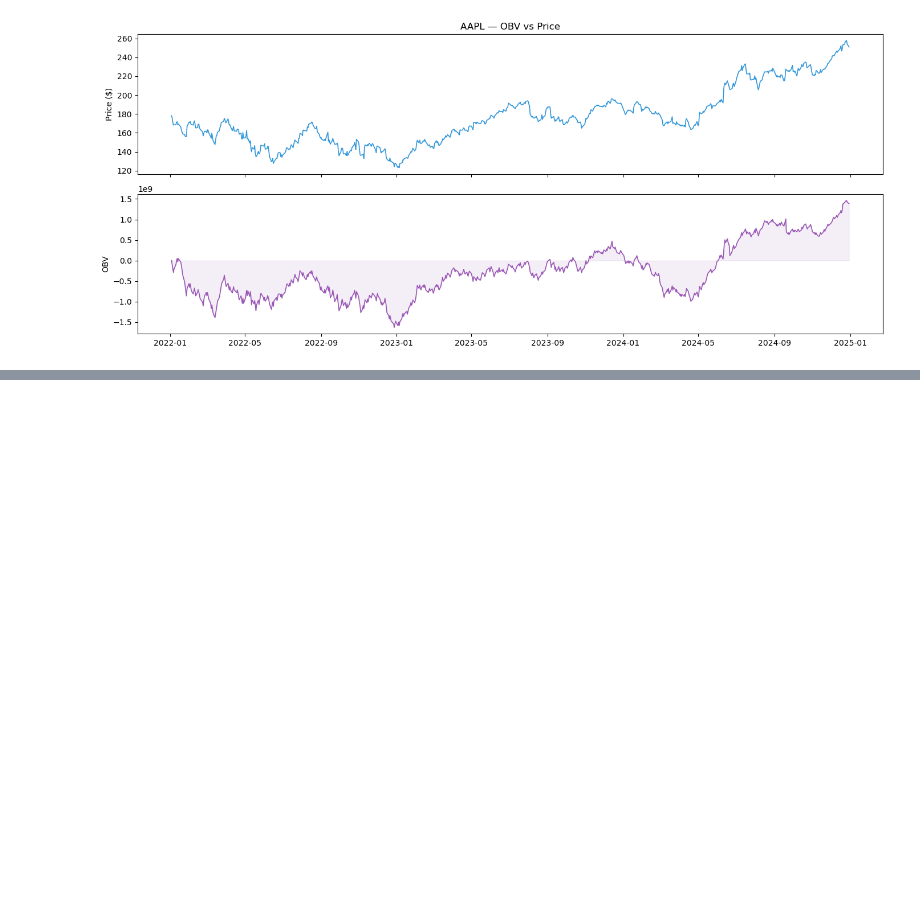
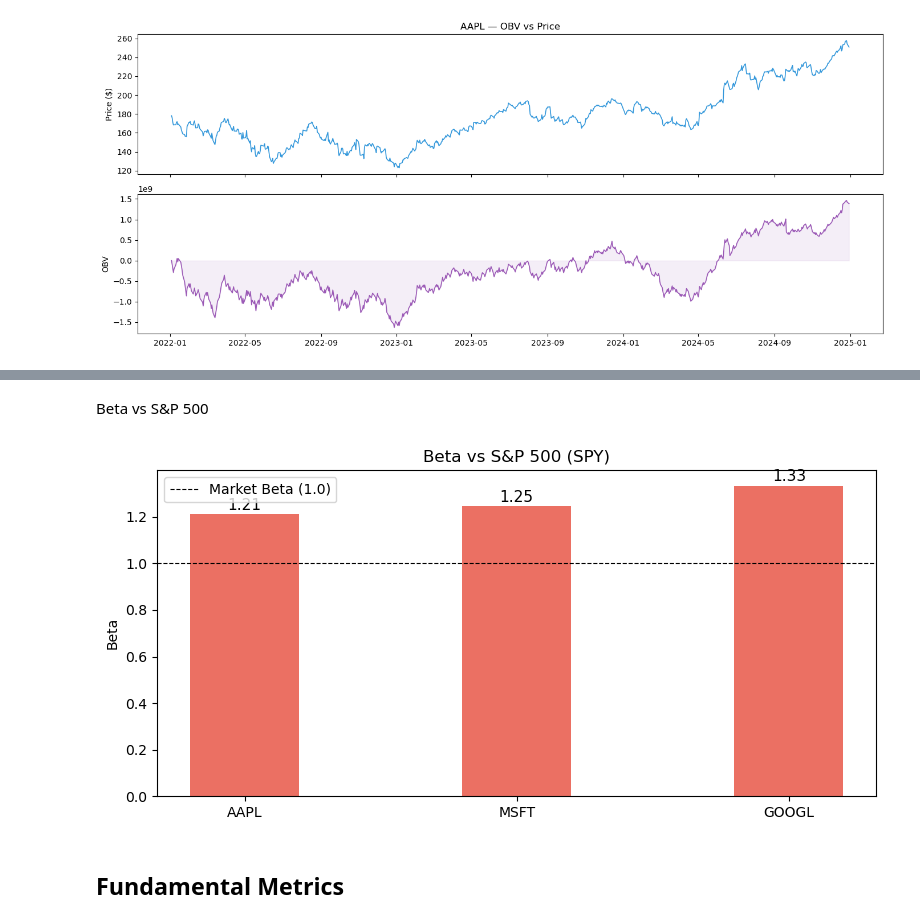
Before and after one commit to Sohail-Rasul/Stock-Price-Data-Analysis, a Jupyter notebook: stock_analysis.ipynb, the cells around one changed output, grey strips where cells are left out. Drawn from its saved outputs; the diff is of its cells as text; code cells hidden in the pictures; blank space fills up the shorter version.

Commit message:
Fundamental Metrics

```diff
--- a/analysis.ipynb
+++ b/stock_analysis.ipynb
@@ -567,0 +663,35 @@ plt.show()
+# %% [markdown]
+Beta vs S&P 500
+# %%
+fig, ax = plt.subplots(figsize=(8, 4))
+
+stocks = list(betas.keys())
+values = list(betas.values())
+colors = ["#2ecc71" if b < 1 else "#e74c3c" for b in values]
+
+ax.bar(stocks, values, color=colors, alpha=0.8, width=0.4)
+ax.axhline(1.0, color="black", linewidth=0.8, linestyle="--", label="Market Beta (1.0)")
+ax.axhline(0.0, color="gray",  linewidth=0.5, linestyle=":")
+
+for i, (stock, val) in enumerate(zip(stocks, values)):
+    ax.text(i, val + 0.02, f"{val:.2f}", ha="center", fontsize=11)
+
+ax.set_title("Beta vs S&P 500 (SPY)")
+ax.set_ylabel("Beta")
+ax.legend()
+
+plt.tight_layout()
+plt.show()
+
+# Beta = 1.0  → moves exactly with the market
+# Beta > 1.0  → more volatile than market (red bar)
+#               e.g. Beta 1.3 = moves 30% more than market
+# Beta < 1.0  → less volatile than market (green bar)
+#               e.g. Beta 0.7 = moves 30% less than market
+# Beta < 0    → moves opposite to market (rare, e.g. gold stocks)
+# High beta   → higher risk, higher potential return
+# Low beta    → lower risk, more stable, defensive stock
+# %% [output]
+[figure, added]
+# %% [markdown]
+## Fundamental Metrics
```
Also changed, not shown: parts of 11 cells of this notebook.
